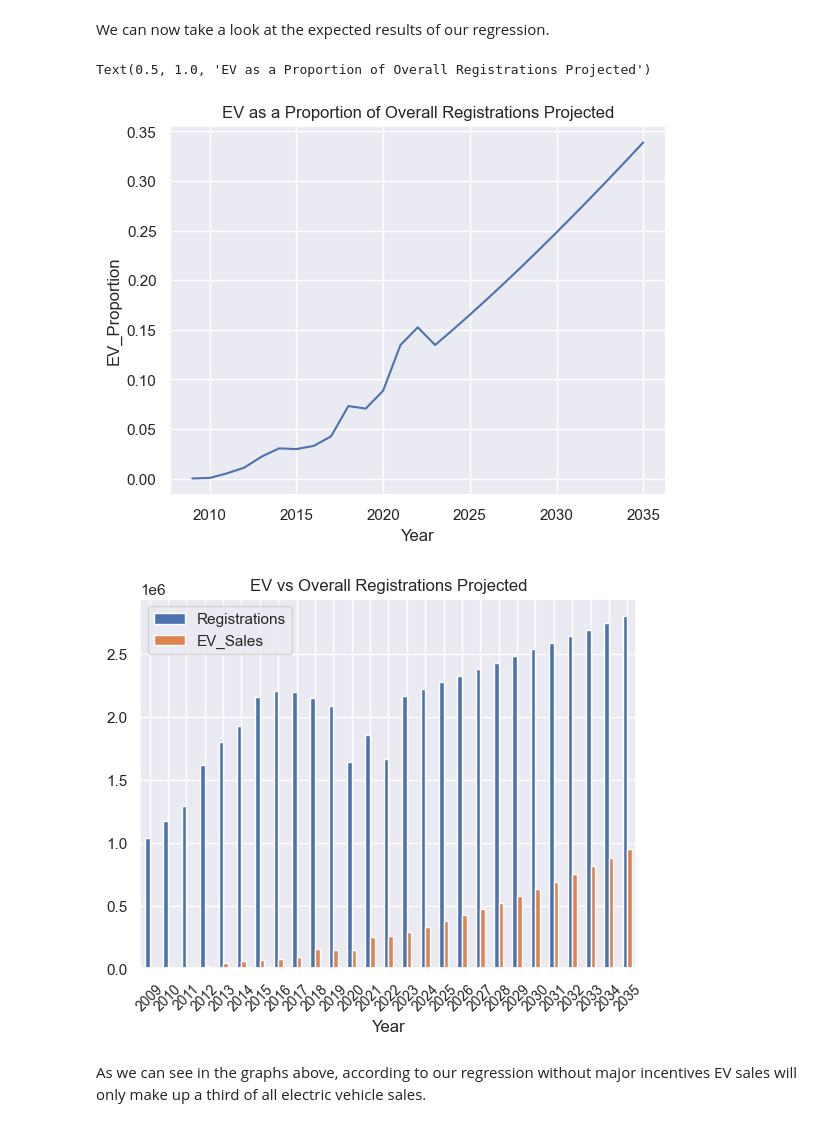
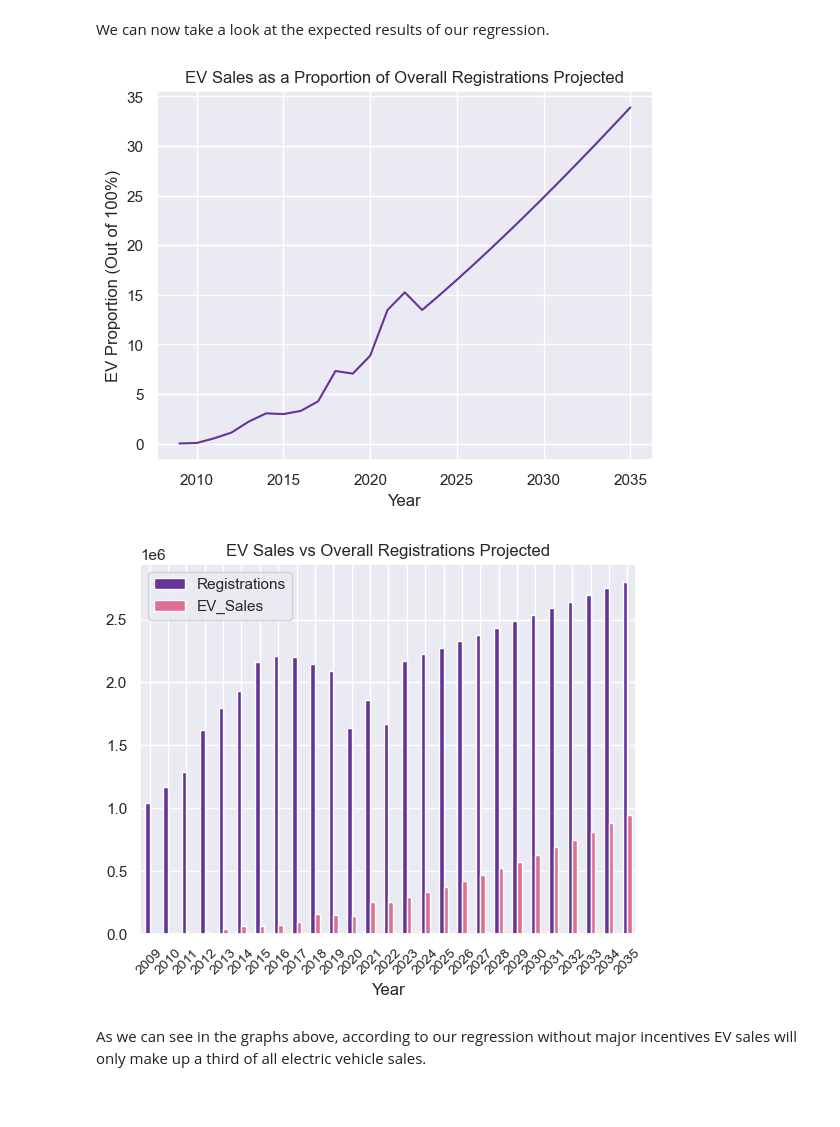
Before and after one commit to nliu880/EV-Sales-in-California, a Jupyter notebook: FinalProjectGroup_Sp23_Weston_Nicole_Adi_Sophia_Katie.ipynb, the cells around one changed output. Drawn from its saved outputs; the diff is of its cells as text; code cells hidden in the pictures.

```diff
--- a/FinalProjectGroup_Sp23_Weston_Nicole_Adi_Sophia_Katie.ipynb
+++ b/FinalProjectGroup_Sp23_Weston_Nicole_Adi_Sophia_Katie.ipynb
@@ -762,7 +794,7 @@ poly1d([ 1.30135964e+03, -5.22620863e+06,  5.24706030e+09])
 # %%
-EV_Sales_Extrapolated = pd.concat([regs_v_ev['Year'], regs_v_ev['EV_Sales']], axis = 1)
+ev_sales_extrapolated = pd.concat([regs_v_ev['Year'], regs_v_ev['EV_Sales']], axis = 1)
 
-EV_Sales_Extrapolated
+ev_sales_extrapolated.head()
 # %% [output]
 |  | Year | EV_Sales |
 | 0 | 2009 | 84 |
@@ -788,8 +813,9 @@ sns.regplot( x= "Year", y="EV_Sales", data = EV_Sales_Extrapolated, scatter = Tr
 # %%
 year = 2022
 for x in range(13, 27):
-    EV_Sales_Extrapolated.loc[x] = [year, EV_Sales_Regression(year)]
+    ev_sales_extrapolated.loc[x] = [year, ev_sales_regression(year)]
     year += 1
-EV_Sales_Extrapolated
+
+ev_sales_extrapolated.head()
 # %% [output]
 |  | Year | EV_Sales |
@@ -837,14 +827,16 @@ df_newreg
 # %%
-New_Reg_Regression = np.poly1d(np.polyfit(df_newreg['Year'], df_newreg['Registrations'] , 1))
+new_reg_regression = np.poly1d(np.polyfit(df_newreg['Year'], df_newreg['Registrations'] , 1))
 
-plt.ylim([0,New_Reg_Regression(2035)+1000000])
-plt.xlim([2008,2035])
+plt.ylim([0, new_reg_regression(2035) + 1000000])
+plt.xlim([2008, 2035])
 
-sns.regplot(x='Year', y = 'Registrations', data = df_newreg, scatter = True, order = 1, truncate= False, ci = 95)
+sns.regplot(x = 'Year', y = 'Registrations', data = df_newreg, scatter = True, order = 1,
+            truncate = False, ci = 95, color = 'rebeccapurple')
 year = 2023
 for x in range(15, 28):
-    df_newreg.loc[x] = [year, New_Reg_Regression(year)]
+    df_newreg.loc[x] = [year, new_reg_regression(year)]
     year += 1
+
 New_Reg_Regression
 # %% [output]
 poly1d([ 5.24285714e+04, -1.03891571e+08])
@@ -853,6 +845,8 @@ poly1d([ 5.24285714e+04, -1.03891571e+08])
 df_newreg = df_newreg[df_newreg['Year']>2008].reset_index(drop = True)
 
 projected_sales = df_newreg
-projected_sales["EV_Sales"] = EV_Sales_Extrapolated["EV_Sales"]
-projected_sales["EV_Proportion"] = projected_sales["EV_Sales"]/df_newreg['Registrations']
+projected_sales["EV_Sales"] = ev_sales_extrapolated["EV_Sales"]
+projected_sales["EV_Proportion"] = (projected_sales["EV_Sales"] / df_newreg['Registrations']) * 100
 projected_sales["Year"] = projected_sales["Year"].astype("int")
+
+projected_sales.head()
@@ -863,16 +864,18 @@ With these regression we can now extrapolate out and predict.
 # %% [markdown]
 We can now take a look at the expected results of our regression.
 # %%
-sns.lineplot(data = projected_sales, x = 'Year', y='EV_Proportion').set_title("EV as a Proportion of Overall Registrations Projected")
+sns.lineplot(data = projected_sales, x = 'Year', y = 'EV_Proportion',
+             color = 'rebeccapurple').set_title("EV Sales as a Proportion of Overall Registrations Projected");
+plt.ylabel('EV Proportion (Out of 100%)');
 # %% [output]
-Text(0.5, 1.0, 'EV as a Proportion of Overall Registrations Projected')
-[figure, old version]
+[figure, new version]
 # %%
-projected_sales.plot(x="Year", y=["Registrations", "EV_Sales"], kind="bar", rot=0).set_title("EV vs Overall Registrations Projected")
-plt.xticks(rotation=45)
-plt.tick_params(axis='x', which='major', labelsize=10)
+projected_sales.plot(x = "Year", y = ["Registrations", "EV_Sales"], kind = "bar", rot = 0,
+                     color = ['rebeccapurple', 'palevioletred']).set_title("EV Sales vs Overall Registrations Projected")
+plt.xticks(rotation = 45)
+plt.tick_params(axis = 'x', which = 'major', labelsize = 10)
 # %% [output]
-[figure, old version]
+[figure, new version]
 # %% [markdown]
 As we can see in the graphs above, according to our regression without major incentives EV sales will only make up a third of all electric vehicle sales.
 # %% [markdown]
```
Also changed, not shown: parts of 28 cells of this notebook.
